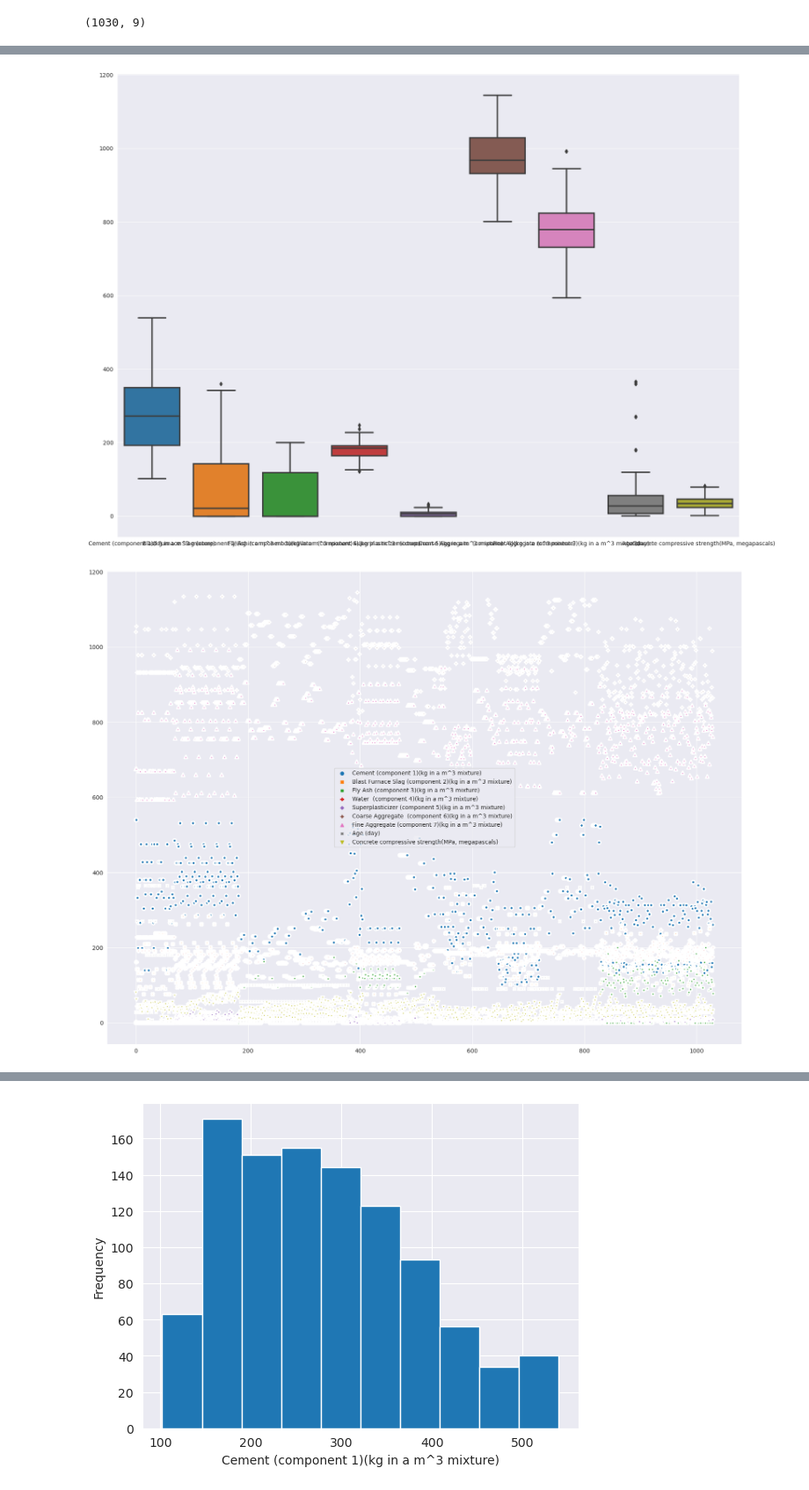
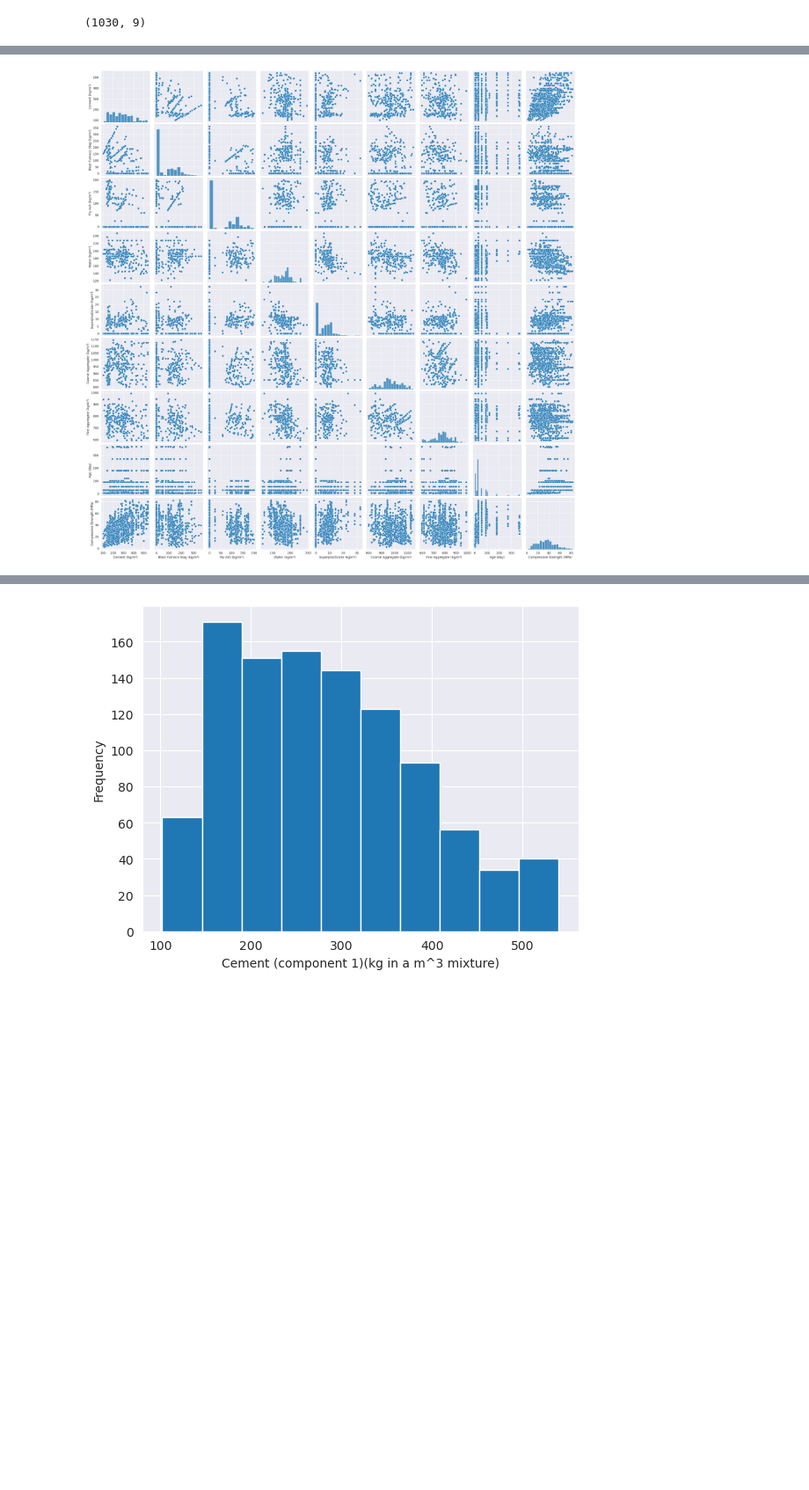
Before and after one commit to pcperera/concrete, a Jupyter notebook: descriptive.ipynb, the cells around one changed output, grey strips where cells are left out. Shown at 88% size. Saved outputs shown, nothing was run; the diff lists cells and outputs as text; code cells hidden in the pictures; blank space fills up the shorter version.

```diff
--- a/descriptive.ipynb
+++ b/descriptive.ipynb
@@ -28,4 +28,13 @@ Data columns (total 9 columns):
  8   Concrete compressive strength(MPa, megapascals)        1030 non-null   float64
 dtypes: float64(8), int64(1)
 memory usage: 72.5 KB
+# %%
+df = df_raw.rename(columns={'Cement (component 1)(kg in a m^3 mixture)': 'Cement (kg/m³)',
+                            'Blast Furnace Slag (component 2)(kg in a m^3 mixture)': 'Blast Furnace Slag (kg/m³)',
+                            'Fly Ash (component 3)(kg in a m^3 mixture)': 'Fly Ash (kg/m³)',
+                            'Water  (component 4)(kg in a m^3 mixture)': 'Water (kg/m³)',
+                            'Superplasticizer (component 5)(kg in a m^3 mixture)': 'Superplasticizer (kg/m³)',
+                            'Coarse Aggregate  (component 6)(kg in a m^3 mixture)': 'Coarse Aggregate (kg/m³)',
+                            'Fine Aggregate (component 7)(kg in a m^3 mixture)': 'Fine Aggregate (kg/m³)',
+                            'Concrete compressive strength(MPa, megapascals) ': 'Compressive Strength (MPa)'})
 # %%
@@ -106,7 +115,6 @@ Age (day)                                                 0.114222
 dtype: float64
 # %%
-seaborn.pairplot(df_raw)
+seaborn.pairplot(df)
 plt.show()
 # %% [output]
-[figure, old version]
+[figure, new version]
-[figure, removed]
```
Also changed, not shown: parts of 9 cells of this notebook, 1 other file.
